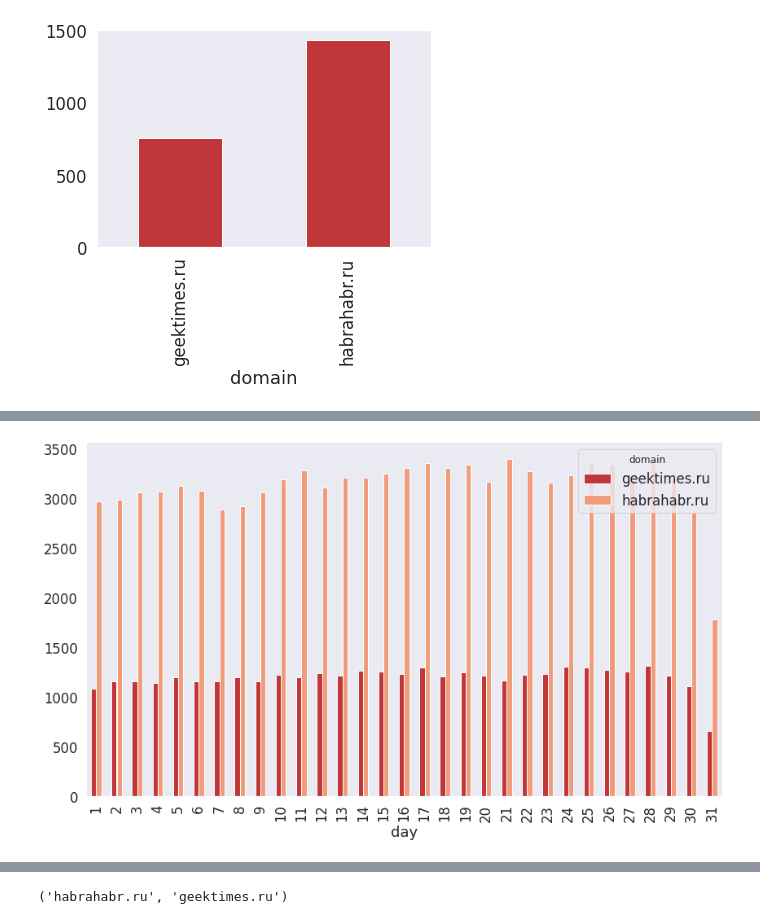
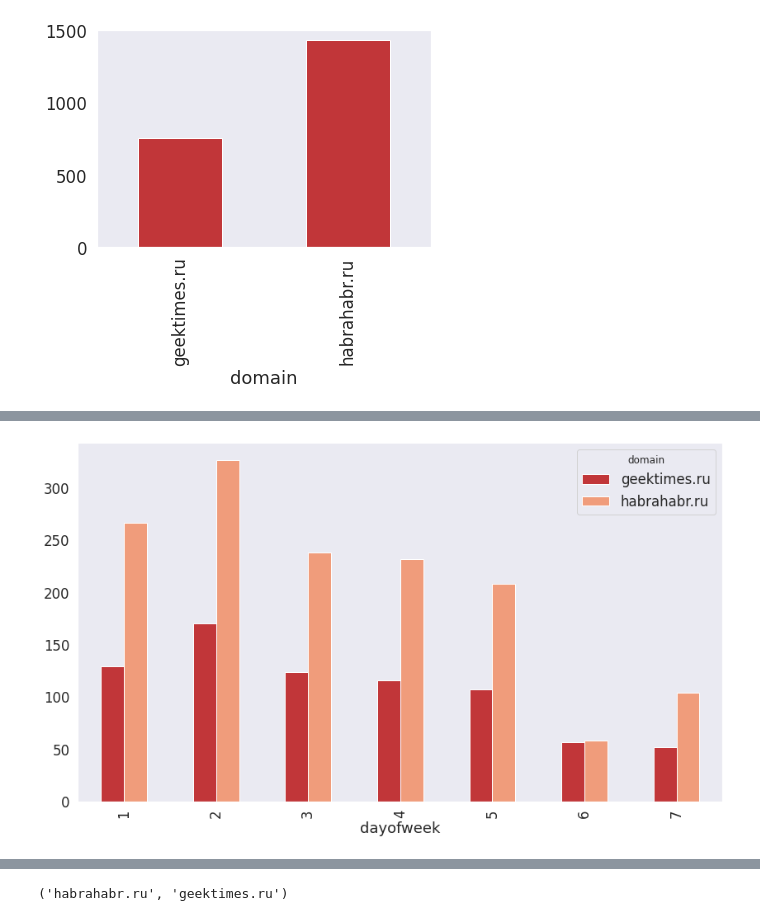
Before and after one commit to trojanskehesten/ODS, a Jupyter notebook: week2/assignment02_habr_visual_analysis.ipynb, the cells around one changed output, grey strips where cells are left out. Saved outputs shown, nothing was run; the diff lists cells and outputs as text; code cells hidden in the pictures.

```diff
--- a/week2/assignment02_habr_visual_analysis.ipynb
+++ b/week2/assignment02_habr_visual_analysis.ipynb
@@ -144,3 +151,6 @@ df['domain'].unique()
 df[(df['month']==3) & (df['year']==2015)].groupby(df['domain']).count()['title'].plot(kind='bar');
 # %% [output]
 [figure]
+# %%
+march15_df = df[(df['month']==3) & (df['year']==2015)]
+pd.crosstab(march15_df['day'], march15_df['domain'], values=march15_df['title'], aggfunc='count').plot(kind='bar', figsize=(14,8));
@@ -147,4 +159,4 @@ df[(df['month']==3) & (df['year']==2015)].groupby(df['domain']).count()['title']
 # %%
-pd.crosstab(df['day'], df['domain'], values=df['title'], aggfunc='count').plot(kind='bar', figsize=(14,8));
+pd.crosstab(march15_df['dayofweek'], march15_df['domain'], values=march15_df['title'], aggfunc='count').plot(kind='bar', figsize=(14,8));
 # %% [output]
-[figure, old version]
+[figure, new version]
```
Also changed, not shown: parts of 11 cells of this notebook.
